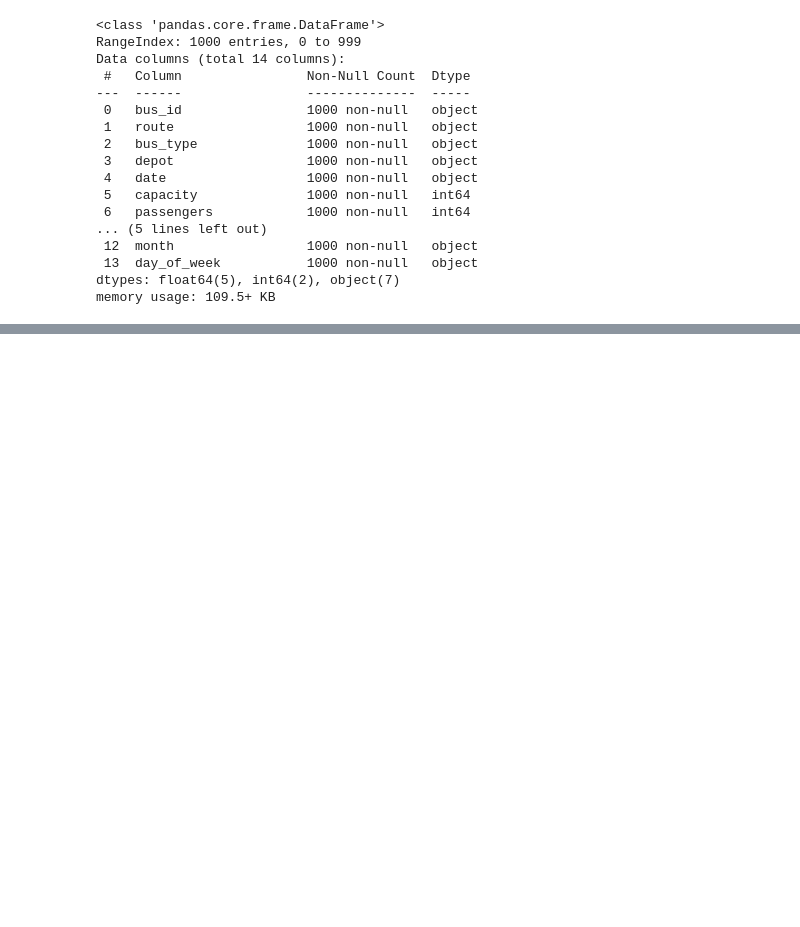
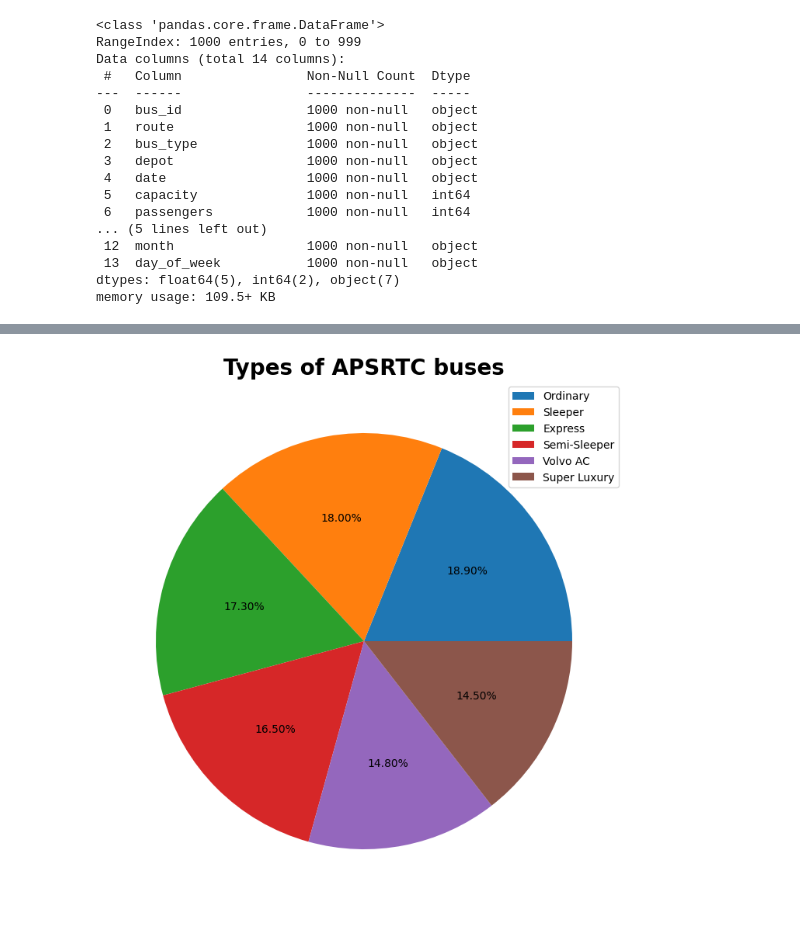
Before and after one commit to VRYeshwanth/AI-ML-Journey, a Jupyter notebook: Matplotlib Basics/Transport Data Analysis/analysis.ipynb, the cells around one changed output, grey strips where cells are left out. Drawn from its saved outputs; the diff is of its cells as text; code cells hidden in the pictures; blank space fills up the shorter version.

Commit message:
Add basic pie and bar charts

```diff
--- a/Matplotlib Basics/Transport Data Analysis/analysis.ipynb
+++ b/Matplotlib Basics/Transport Data Analysis/analysis.ipynb
@@ -42,0 +65,16 @@ df['to_location'] = df['route'].apply(lambda x: x.split("-")[1])
+# %%
+# Pie Chart to represent the different types of buses in this dataset
+
+bus_types = np.array(df['bus_type'].value_counts().index)
+bus_types_data = np.array(df['bus_type'].value_counts().values)
+
+plt.figure(figsize=(7,8))
+plt.title("Types of APSRTC buses", fontweight="bold", fontsize=20)
+
+plt.pie(bus_types_data, autopct='%1.2f%%')
+plt.legend(bus_types, loc="best")
+
+plt.tight_layout()
+plt.show()
+# %% [output]
+[figure, added]
```
Also changed, not shown: parts of 6 cells of this notebook, 1 other file.
